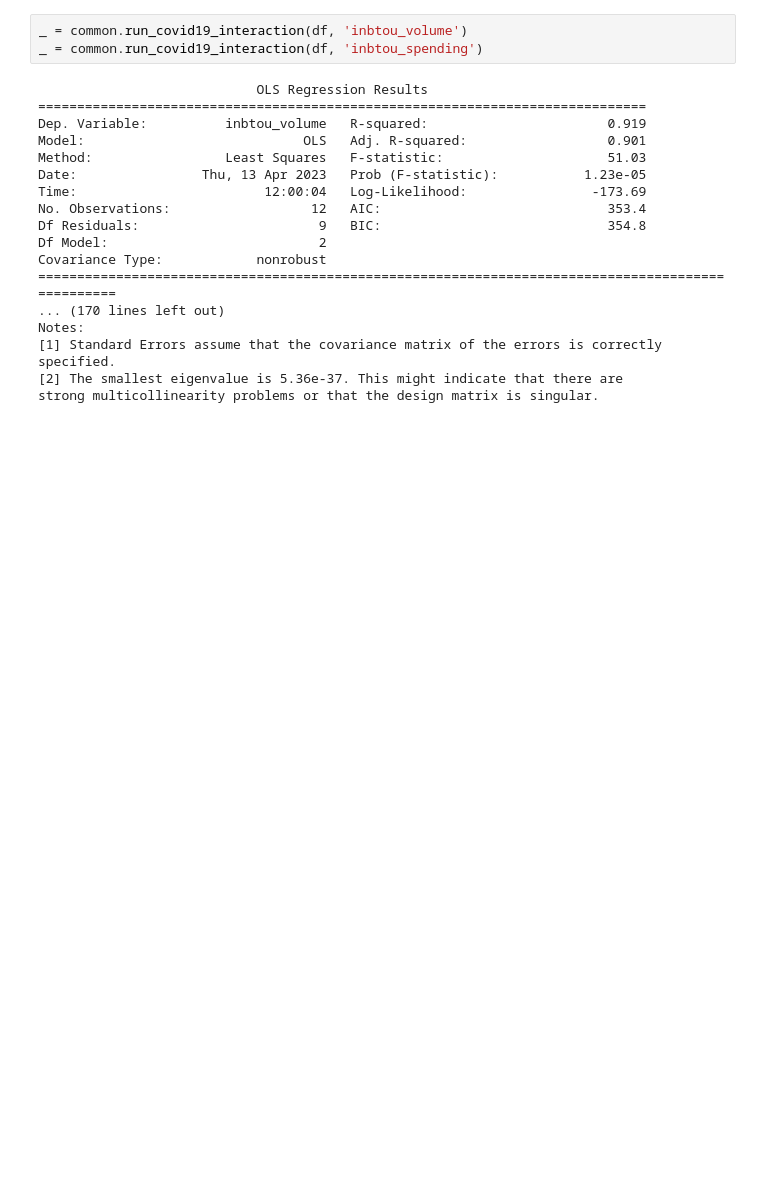
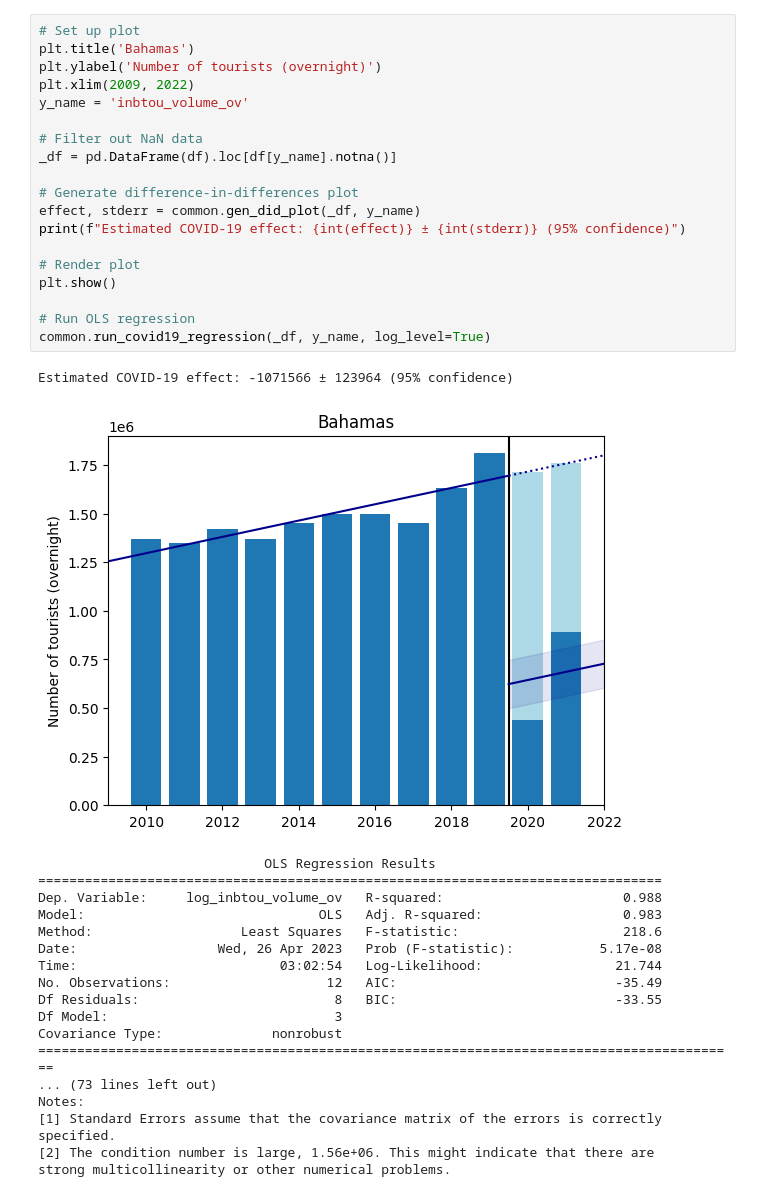
Before and after one commit to andreiui/csec491, a Jupyter notebook: code/analysis/bahamas/main.ipynb, the cells around one changed output. Cells and saved outputs as stored; diff of their text form; blank space fills up the shorter version.

```diff
--- a/code/analysis/bahamas/main.ipynb
+++ b/code/analysis/bahamas/main.ipynb
@@ -64,21 +79,39 @@ plt.show()
-# %%
-_ = common.run_covid19_interaction(df, 'inbtou_volume')
-_ = common.run_covid19_interaction(df, 'inbtou_spending')
-# %% [output]
-                            OLS Regression Results
-==============================================================================
-Dep. Variable:          inbtou_volume   R-squared:                       0.919
-Model:                            OLS   Adj. R-squared:                  0.901
-Method:                 Least Squares   F-statistic:                     51.03
-Date:                Thu, 13 Apr 2023   Prob (F-statistic):           1.23e-05
-Time:                        12:00:04   Log-Likelihood:                -173.69
-No. Observations:                  12   AIC:                             353.4
-Df Residuals:                       9   BIC:                             354.8
-Df Model:                           2
-Covariance Type:            nonrobust
-==================================================================================================
-... (170 lines left out)
-Notes:
-[1] Standard Errors assume that the covariance matrix of the errors is correctly specified.
-[2] The smallest eigenvalue is 5.36e-37. This might indicate that there are
-strong multicollinearity problems or that the design matrix is singular.
+# %%
+# Set up plot
+plt.title('Bahamas')
+plt.ylabel('Number of tourists (overnight)')
+plt.xlim(2009, 2022)
+y_name = 'inbtou_volume_ov'
+
+# Filter out NaN data
+_df = pd.DataFrame(df).loc[df[y_name].notna()]
+
+# Generate difference-in-differences plot
+effect, stderr = common.gen_did_plot(_df, y_name)
+print(f"Estimated COVID-19 effect: {int(effect)} ± {int(stderr)} (95% confidence)")
+
+# Render plot
+plt.show()
+
+# Run OLS regression
+common.run_covid19_regression(_df, y_name, log_level=True)
+# %% [output]
+Estimated COVID-19 effect: -1071566 ± 123964 (95% confidence)
+[figure, added]
+                             OLS Regression Results
+================================================================================
+Dep. Variable:     log_inbtou_volume_ov   R-squared:                       0.988
+Model:                              OLS   Adj. R-squared:                  0.983
+Method:                   Least Squares   F-statistic:                     218.6
+Date:                  Wed, 26 Apr 2023   Prob (F-statistic):           5.17e-08
+Time:                          03:02:54   Log-Likelihood:                 21.744
+No. Observations:                    12   AIC:                            -35.49
+Df Residuals:                         8   BIC:                            -33.55
+Df Model:                             3
+Covariance Type:              nonrobust
+==========================================================================================
+... (73 lines left out)
+Notes:
+[1] Standard Errors assume that the covariance matrix of the errors is correctly specified.
+[2] The condition number is large, 1.56e+06. This might indicate that there are
+strong multicollinearity or other numerical problems.
```
Also changed, not shown: parts of 6 cells of this notebook, 23 other files.
